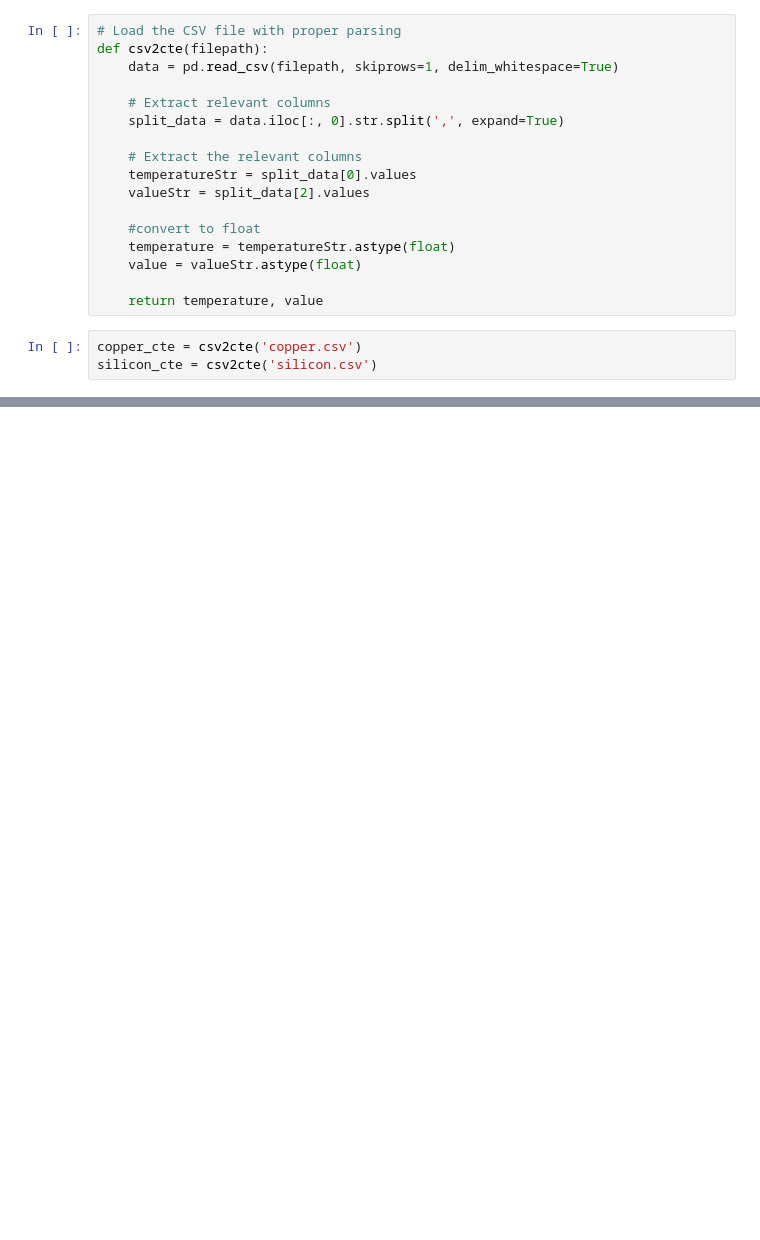
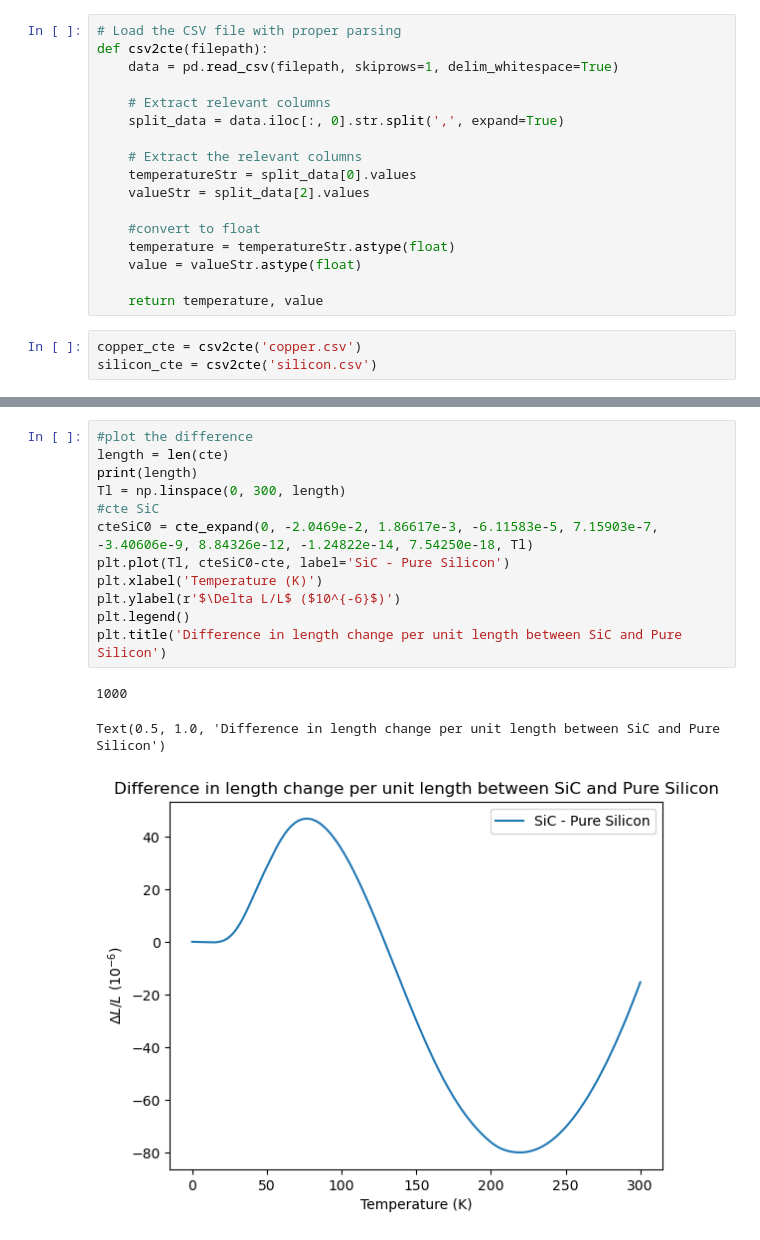
Before and after one commit to rw588/ETH-Simulations, a Jupyter notebook: TempCoeff/tempCoeff.ipynb, the cells around one changed output, grey strips where cells are left out. Drawn from its saved outputs; the diff is of its cells as text; blank space fills up the shorter version.

Commit message:
differences between SiC and Si

```diff
--- a/TempCoeff/tempCoeff.ipynb
+++ b/TempCoeff/tempCoeff.ipynb
@@ -174,0 +135,16 @@ print(results)
+# %%
+#plot the difference
+length = len(cte)
+print(length)
+Tl = np.linspace(0, 300, length)
+#cte SiC
+cteSiC0 = cte_expand(0, -2.0469e-2, 1.86617e-3, -6.11583e-5, 7.15903e-7, -3.40606e-9, 8.84326e-12, -1.24822e-14, 7.54250e-18, Tl)
+plt.plot(Tl, cteSiC0-cte, label='SiC - Pure Silicon')
+plt.xlabel('Temperature (K)')
+plt.ylabel(r'$\Delta L/L$ ($10^{-6}$)')
+plt.legend()
+plt.title('Difference in length change per unit length between SiC and Pure Silicon')
+# %% [output]
+1000
+Text(0.5, 1.0, 'Difference in length change per unit length between SiC and Pure Silicon')
+[figure, added]
```
Also changed, not shown: parts of 10 cells of this notebook.
